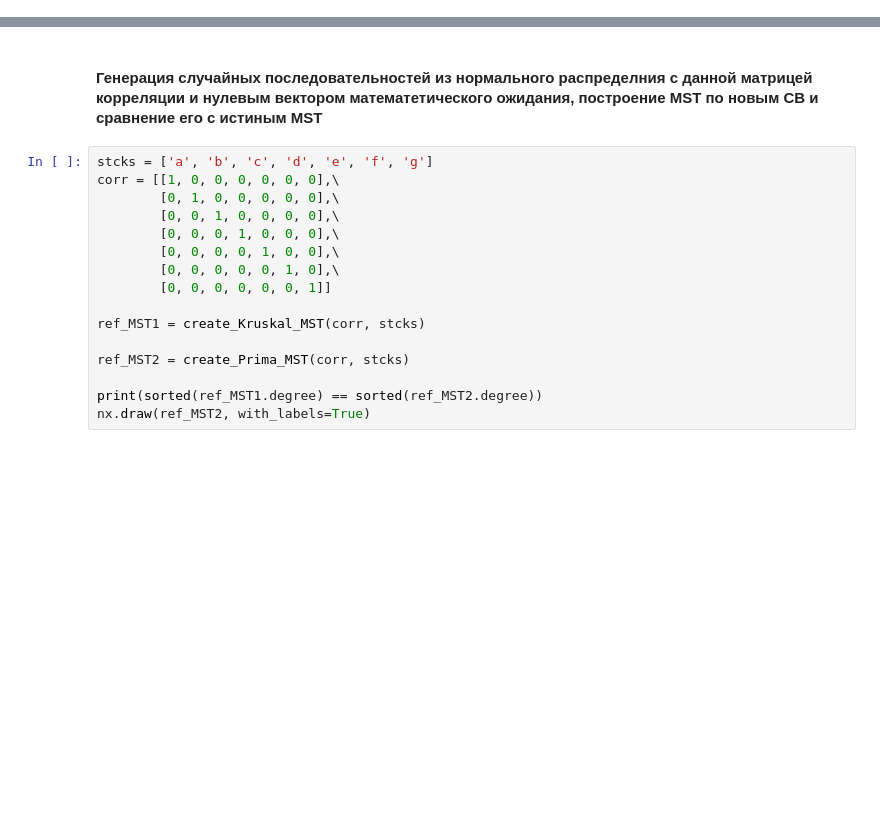
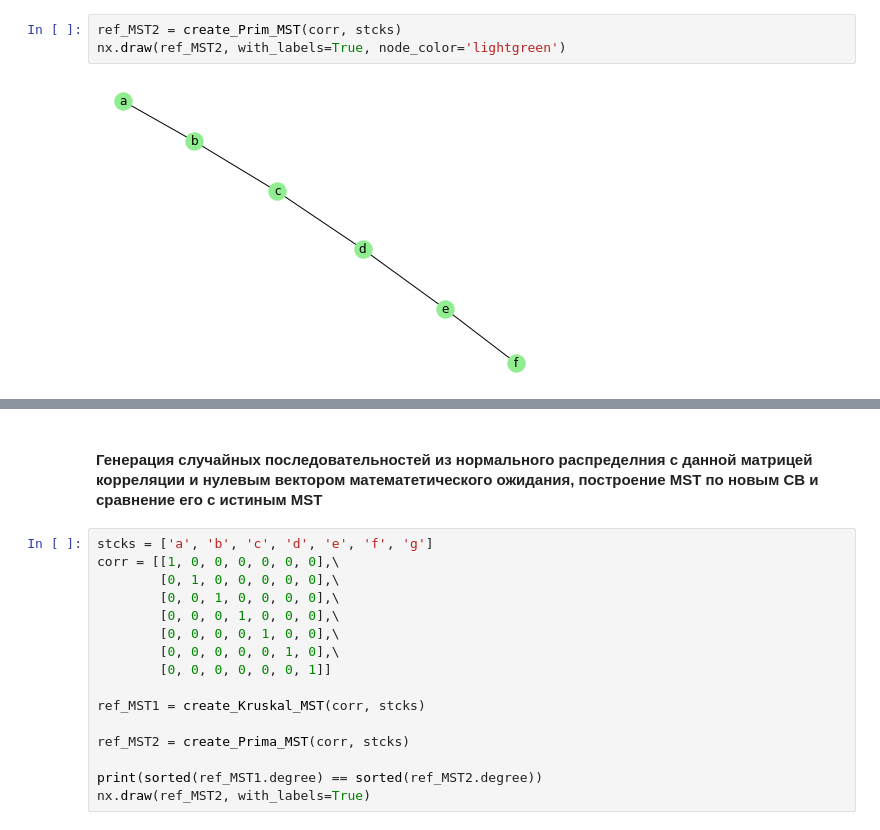
Before and after one commit to kislN/SignProcedure, a Jupyter notebook: main_rand_values.ipynb, the cells around one changed output, grey strips where cells are left out. Cells and saved outputs as stored; diff of their text form; blank space fills up the shorter version.

```diff
--- a/main_rand_values.ipynb
+++ b/main_rand_values.ipynb
@@ -16,0 +112,5 @@ import random
+# %%
+ref_MST2 = create_Prim_MST(corr, stcks)
+nx.draw(ref_MST2, with_labels=True, node_color='lightgreen')
+# %% [output]
+[figure, added]
```
Also changed, not shown: parts of 12 cells of this notebook, 10 other files.
